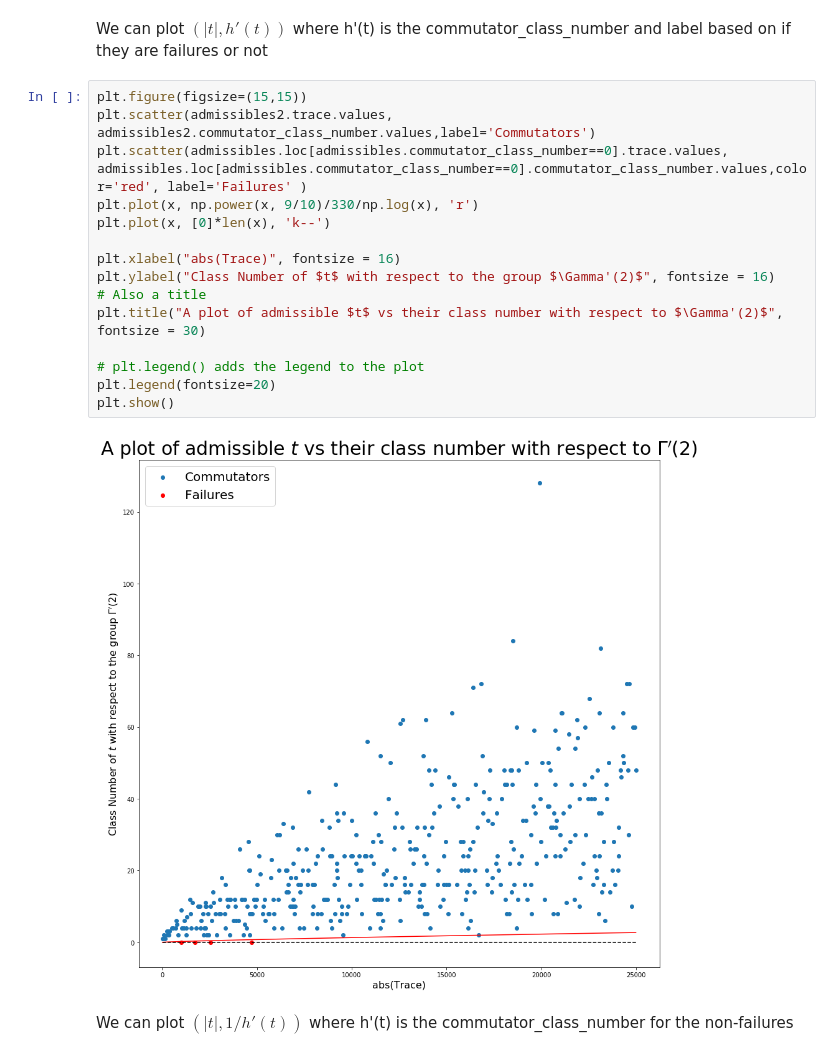
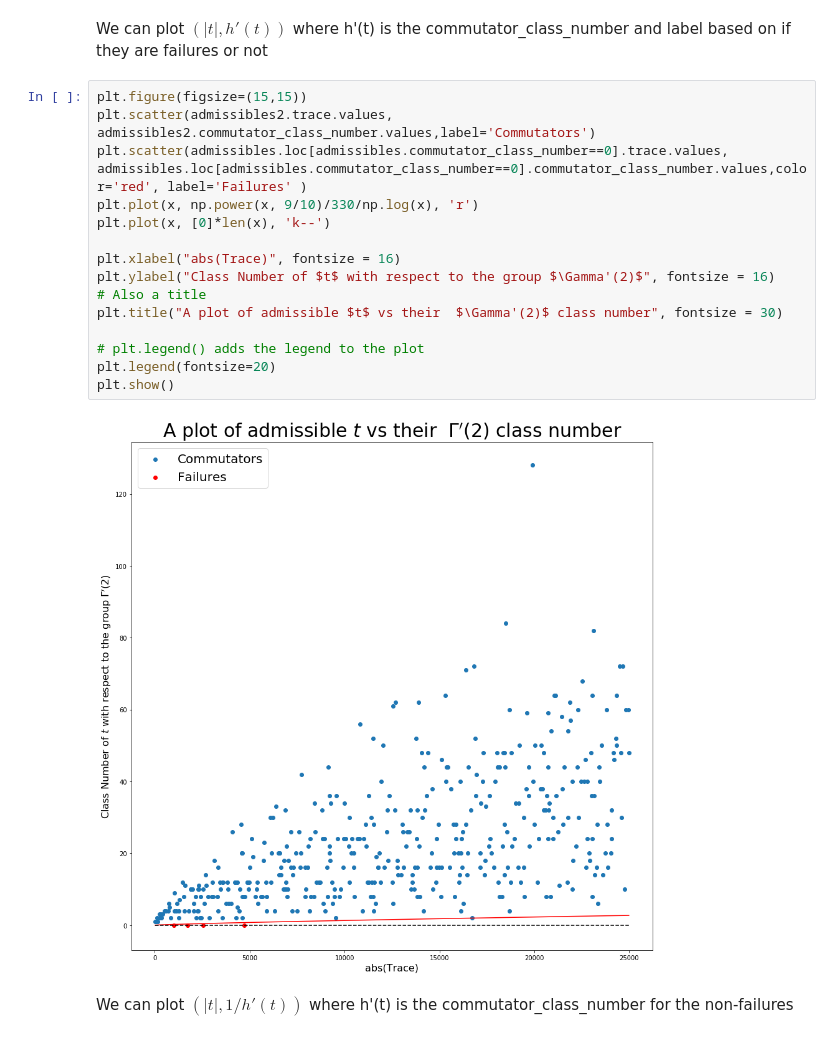
Before and after one commit to BrookeOgrodnik/CommutatorSubgroups, a Jupyter notebook: PythonCode/Class_Number.ipynb, the cells around one changed output. Drawn from its saved outputs; the diff is of its cells as text.

Commit message:
changed some titles

```diff
--- a/PythonCode/Class_Number.ipynb
+++ b/PythonCode/Class_Number.ipynb
@@ -145,20 +145,20 @@ We can plot $(|t|, h'(t))$ where h'(t) is the commutator_class_number and label
 # %%
 plt.figure(figsize=(15,15))
 plt.scatter(admissibles2.trace.values, admissibles2.commutator_class_number.values,label='Commutators')
 plt.scatter(admissibles.loc[admissibles.commutator_class_number==0].trace.values, admissibles.loc[admissibles.commutator_class_number==0].commutator_class_number.values,color='red', label='Failures' )
 plt.plot(x, np.power(x, 9/10)/330/np.log(x), 'r')
 plt.plot(x, [0]*len(x), 'k--')
 
 plt.xlabel("abs(Trace)", fontsize = 16)
 plt.ylabel("Class Number of $t$ with respect to the group $\Gamma'(2)$", fontsize = 16)
 # Also a title
-plt.title("A plot of admissible $t$ vs their class number with respect to $\Gamma'(2)$", fontsize = 30)
+plt.title("A plot of admissible $t$ vs their  $\Gamma'(2)$ class number", fontsize = 30)
 
 # plt.legend() adds the legend to the plot
 plt.legend(fontsize=20)
 plt.show()
 # %% [output]
-[figure, old version]
+[figure, new version]
 # %% [markdown]
 We can plot $(|t|, 1/h'(t))$ where h'(t) is the commutator_class_number for the non-failures
 # %%
```
Also changed, not shown: parts of 14 cells of this notebook.
